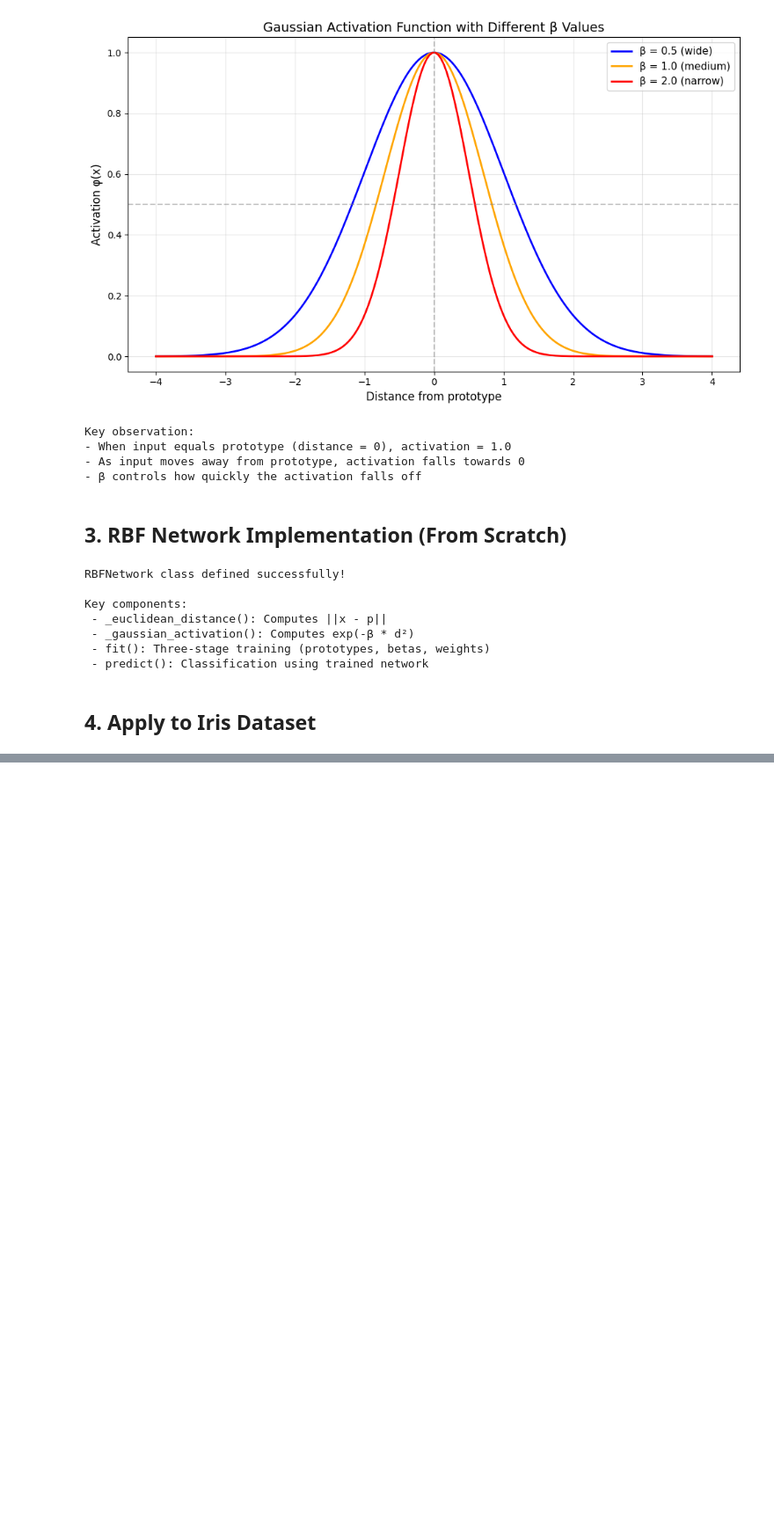
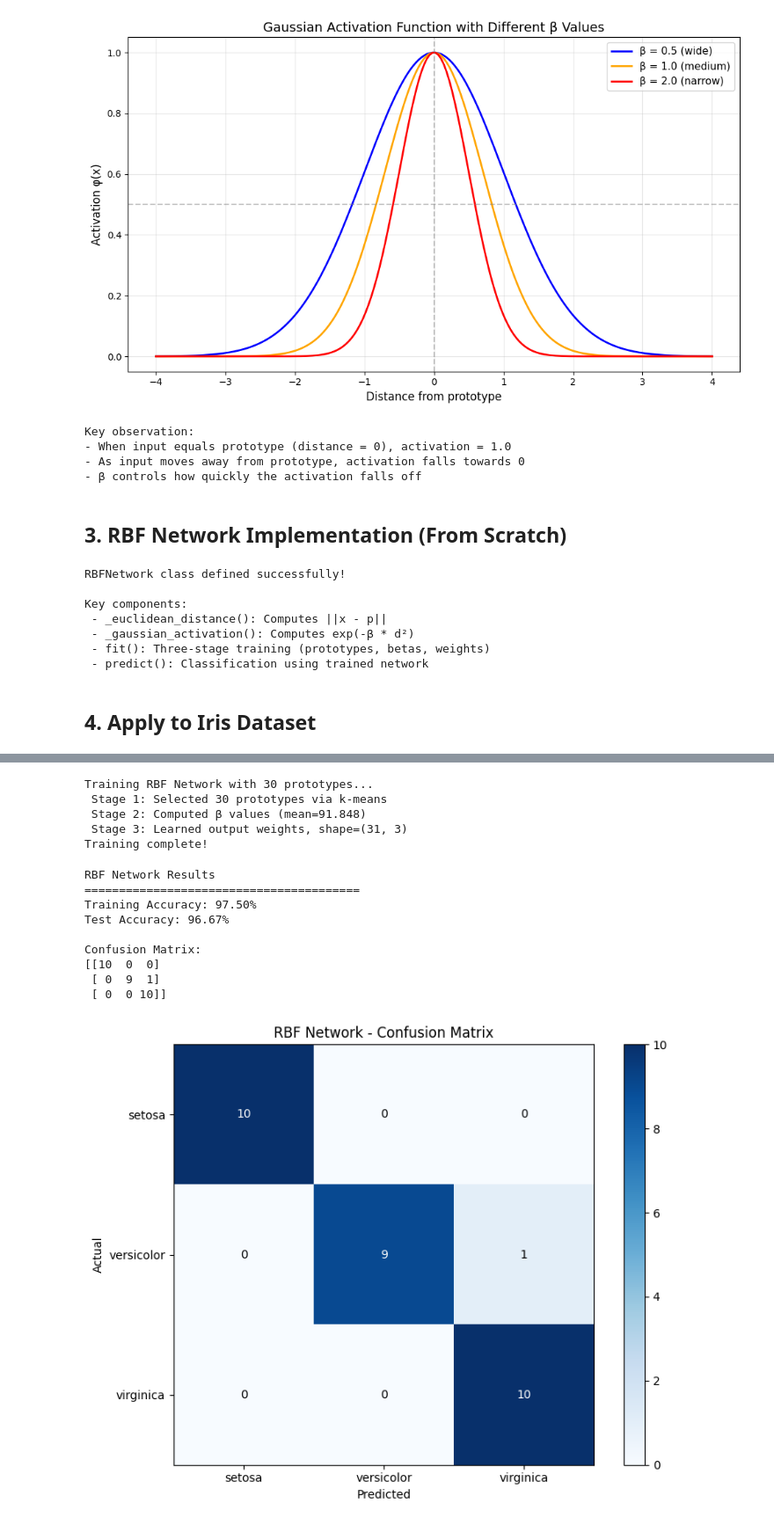
Before and after one commit to fionnmcgoldrick123/artificial_intelligence_lab, a Jupyter notebook: lab_3.ipynb, the cells around one changed output, grey strips where cells are left out. Shown at 88% size. Drawn from its saved outputs; the diff is of its cells as text; code cells hidden in the pictures; blank space fills up the shorter version.

```diff
--- a/lab_3.ipynb
+++ b/lab_3.ipynb
@@ -270,0 +313,65 @@ Key components:
+# %%
+# Train the RBF network
+# For Iris with 3 classes, we'll use 10 prototypes per class = 30 total
+# This follows the slide example: "e.g. 10 samples/class → 3 * 10 = 30 RBF neurons"
+n_prototypes = 30
+rbf = RBFNetwork(n_prototypes=n_prototypes)
+rbf.fit(X_train, y_train);
+# %% [output]
+Training RBF Network with 30 prototypes...
+ Stage 1: Selected 30 prototypes via k-means
+ Stage 2: Computed β values (mean=91.848)
+ Stage 3: Learned output weights, shape=(31, 3)
+Training complete!
+# %%
+# Evaluate the RBF network
+# Predictions
+y_train_pred = rbf.predict(X_train)
+y_test_pred = rbf.predict(X_test)
+# Accuracy
+train_accuracy = accuracy_score(np.argmax(y_train, axis=1), y_train_pred)
+test_accuracy = accuracy_score(y_test_labels, y_test_pred)
+print("RBF Network Results")
+print("=" * 40)
+print(f"Training Accuracy: {train_accuracy * 100:.2f}%")
+print(f"Test Accuracy: {test_accuracy * 100:.2f}%")
+# Confusion matrix
+cm = confusion_matrix(y_test_labels, y_test_pred)
+print(f"\nConfusion Matrix:")
+print(cm)
+# Visualise confusion matrix
+fig, ax = plt.subplots(figsize=(8, 6))
+im = ax.imshow(cm, interpolation='nearest', cmap=plt.cm.Blues)
+ax.figure.colorbar(im, ax=ax)
+ax.set(
+    xticks=np.arange(cm.shape[1]),
+    yticks=np.arange(cm.shape[0]),
+    xticklabels=iris.target_names,
+    yticklabels=iris.target_names,
+    title='RBF Network - Confusion Matrix',
+    ylabel='Actual',
+    xlabel='Predicted',
+)
+# Add text annotations
+thresh = cm.max() / 2.
+for i in range(cm.shape[0]):
+    for j in range(cm.shape[1]):
+        ax.text(
+            j, i, format(cm[i, j], 'd'),
+            ha="center", va="center",
+            color="white" if cm[i, j] > thresh else "black",
+        )
+plt.tight_layout()
+plt.savefig('rbf_confusion_matrix.png', dpi=150)
+plt.show()
+# %% [output]
+RBF Network Results
+========================================
+Training Accuracy: 97.50%
+Test Accuracy: 96.67%
+
+Confusion Matrix:
+[[10  0  0]
+ [ 0  9  1]
+ [ 0  0 10]]
+[figure, added]
```
Also changed, not shown: parts of 13 cells of this notebook, 3 other files.
